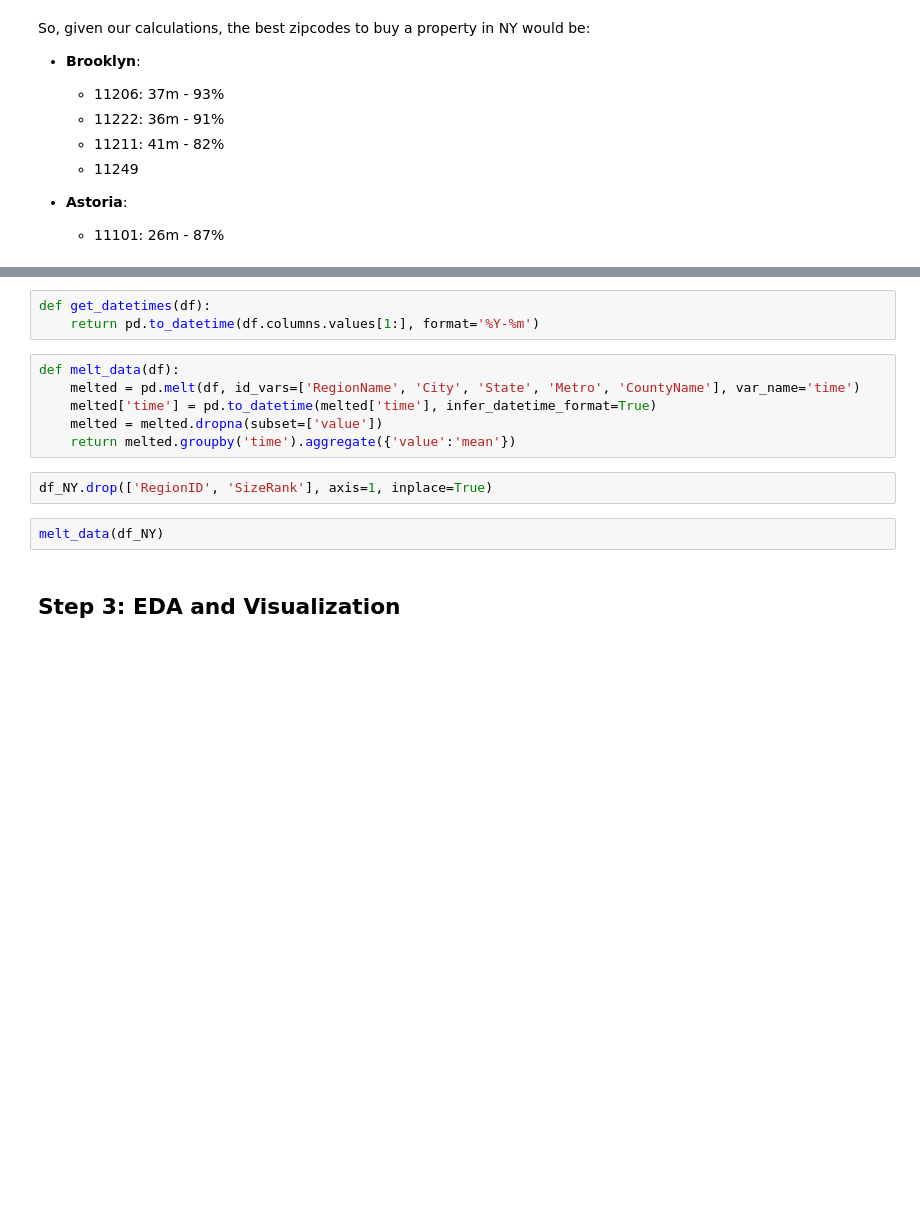
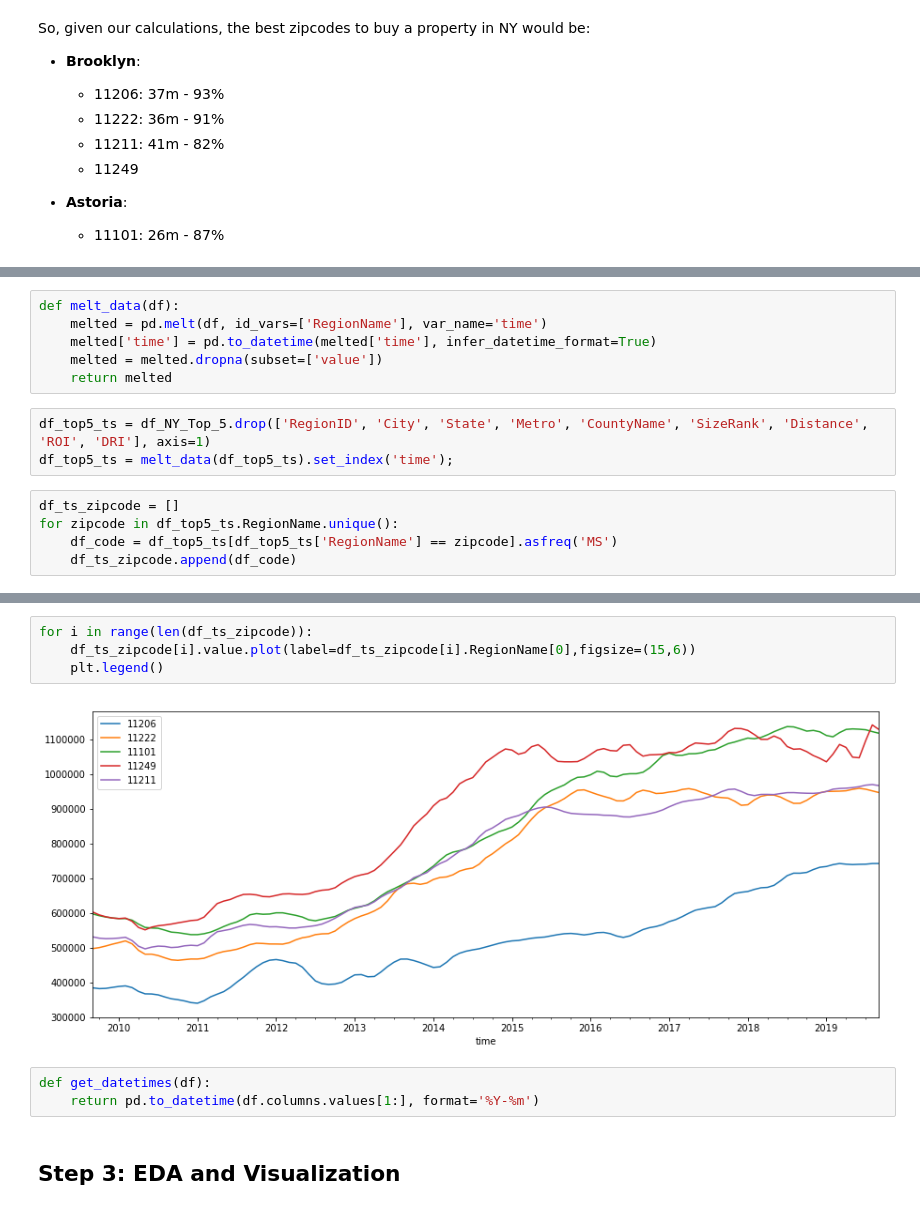
Before and after one commit to bartomolina/dsmod4project, a Jupyter notebook: student.ipynb, the cells around one changed output, grey strips where cells are left out. Saved outputs shown, nothing was run; the diff lists cells and outputs as text; blank space fills up the shorter version.

```diff
--- a/student.ipynb
+++ b/student.ipynb
@@ -328,0 +333,14 @@ So, given our calculations, the best zipcodes to buy a property in NY would be:
+# %%
+def melt_data(df):
+    melted = pd.melt(df, id_vars=['RegionName'], var_name='time')
+    melted['time'] = pd.to_datetime(melted['time'], infer_datetime_format=True)
+    melted = melted.dropna(subset=['value'])
+    return melted
+# %%
+df_top5_ts = df_NY_Top_5.drop(['RegionID', 'City', 'State', 'Metro', 'CountyName', 'SizeRank', 'Distance', 'ROI', 'DRI'], axis=1)
+df_top5_ts = melt_data(df_top5_ts).set_index('time');
+# %%
+df_ts_zipcode = []
+for zipcode in df_top5_ts.RegionName.unique():
+    df_code = df_top5_ts[df_top5_ts['RegionName'] == zipcode].asfreq('MS')
+    df_ts_zipcode.append(df_code)
@@ -329,15 +355,11 @@ So, given our calculations, the best zipcodes to buy a property in NY would be:
+# %%
+for i in range(len(df_ts_zipcode)):
+    df_ts_zipcode[i].value.plot(label=df_ts_zipcode[i].RegionName[0],figsize=(15,6))
+    plt.legend()
+# %% [output]
+[figure, added]
 # %%
 def get_datetimes(df):
     return pd.to_datetime(df.columns.values[1:], format='%Y-%m')
-# %%
-def melt_data(df):
-    melted = pd.melt(df, id_vars=['RegionName', 'City', 'State', 'Metro', 'CountyName'], var_name='time')
-    melted['time'] = pd.to_datetime(melted['time'], infer_datetime_format=True)
-    melted = melted.dropna(subset=['value'])
-    return melted.groupby('time').aggregate({'value':'mean'})
-# %%
-df_NY.drop(['RegionID', 'SizeRank'], axis=1, inplace=True)
-# %%
-melt_data(df_NY)
 # %% [markdown]
 ## Step 3: EDA and Visualization
```
Also changed, not shown: parts of 4 cells of this notebook.
